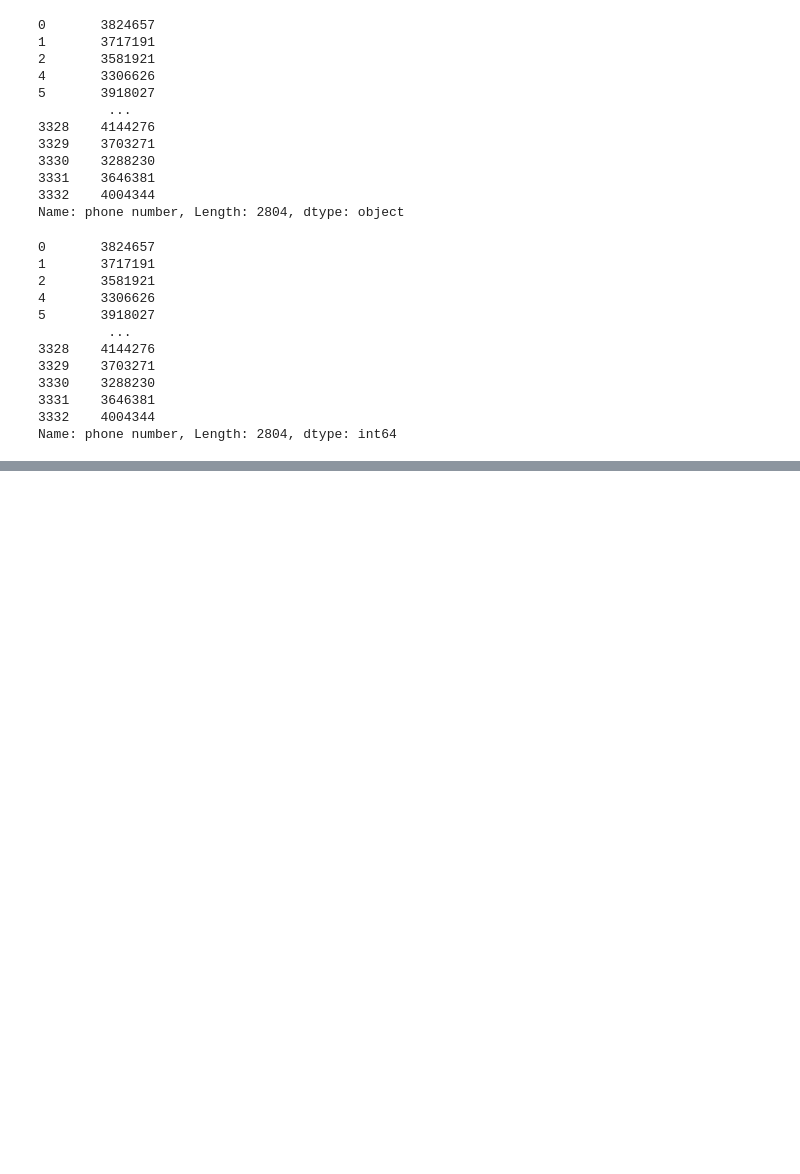
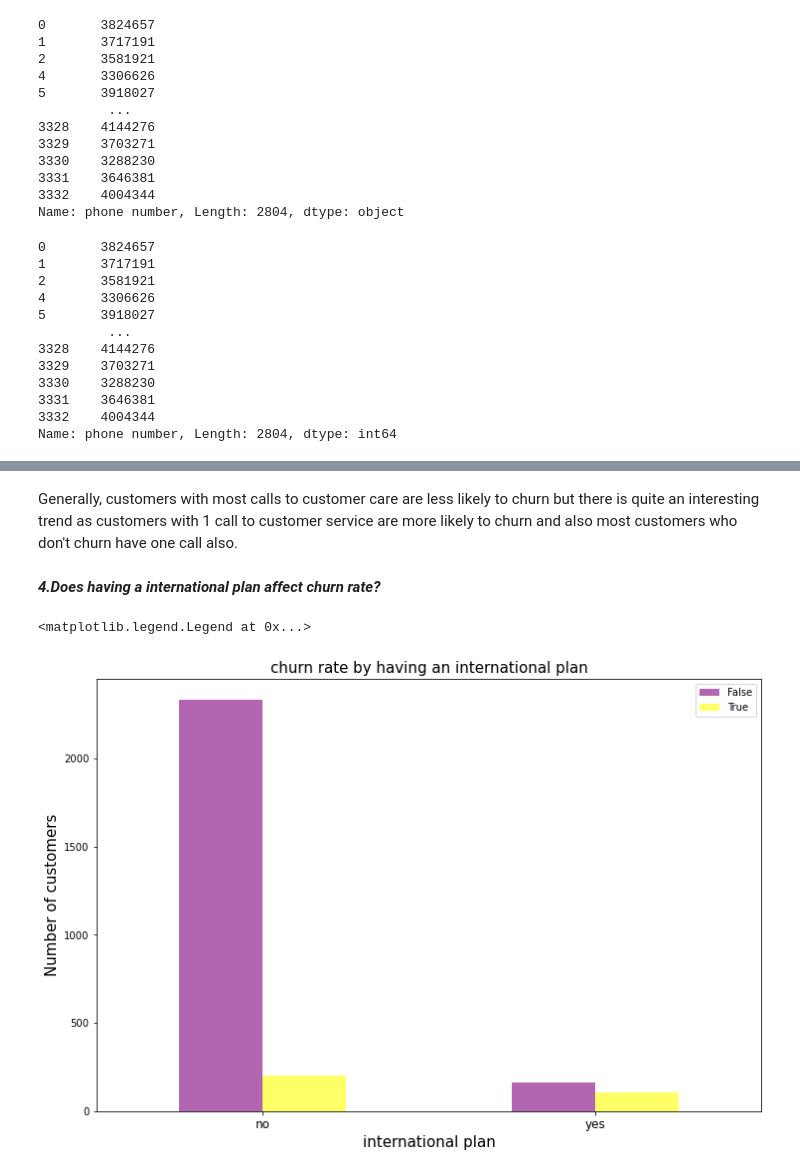
Before and after one commit to HannahMwende/machine_learning-models, a Jupyter notebook: code.ipynb, the cells around one changed output, grey strips where cells are left out. Saved outputs shown, nothing was run; the diff lists cells and outputs as text; code cells hidden in the pictures; blank space fills up the shorter version.

```diff
--- a/code.ipynb
+++ b/code.ipynb
@@ -231,0 +335,15 @@ Name: phone number, Length: 2804, dtype: int64
+# %% [markdown]
+Generally, customers with most calls to customer care are less likely to churn but there is quite an interesting trend as customers with 1 call to customer service are more likely to churn and also most customers who don't churn have one call also.
+# %% [markdown]
+**_4.Does having a international plan affect churn rate?_**
+# %%
+plan_df=data.groupby(["international plan", "churn"]).size().unstack()
+ax = plan_df.plot(kind = 'bar', stacked = False, figsize=(12, 8),color=["purple","yellow"],alpha=0.6)
+ax.set_title("churn rate by having an international plan",fontsize=15)
+ax.set_ylabel("Number of customers",fontsize=15)
+ax.set_xlabel("international plan",fontsize=15)
+plt.xticks(rotation=360,fontsize=12)
+ax.legend()
+# %% [output]
+<matplotlib.legend.Legend at 0x...>
+[figure, added]
```
Also changed, not shown: parts of 79 cells of this notebook.
